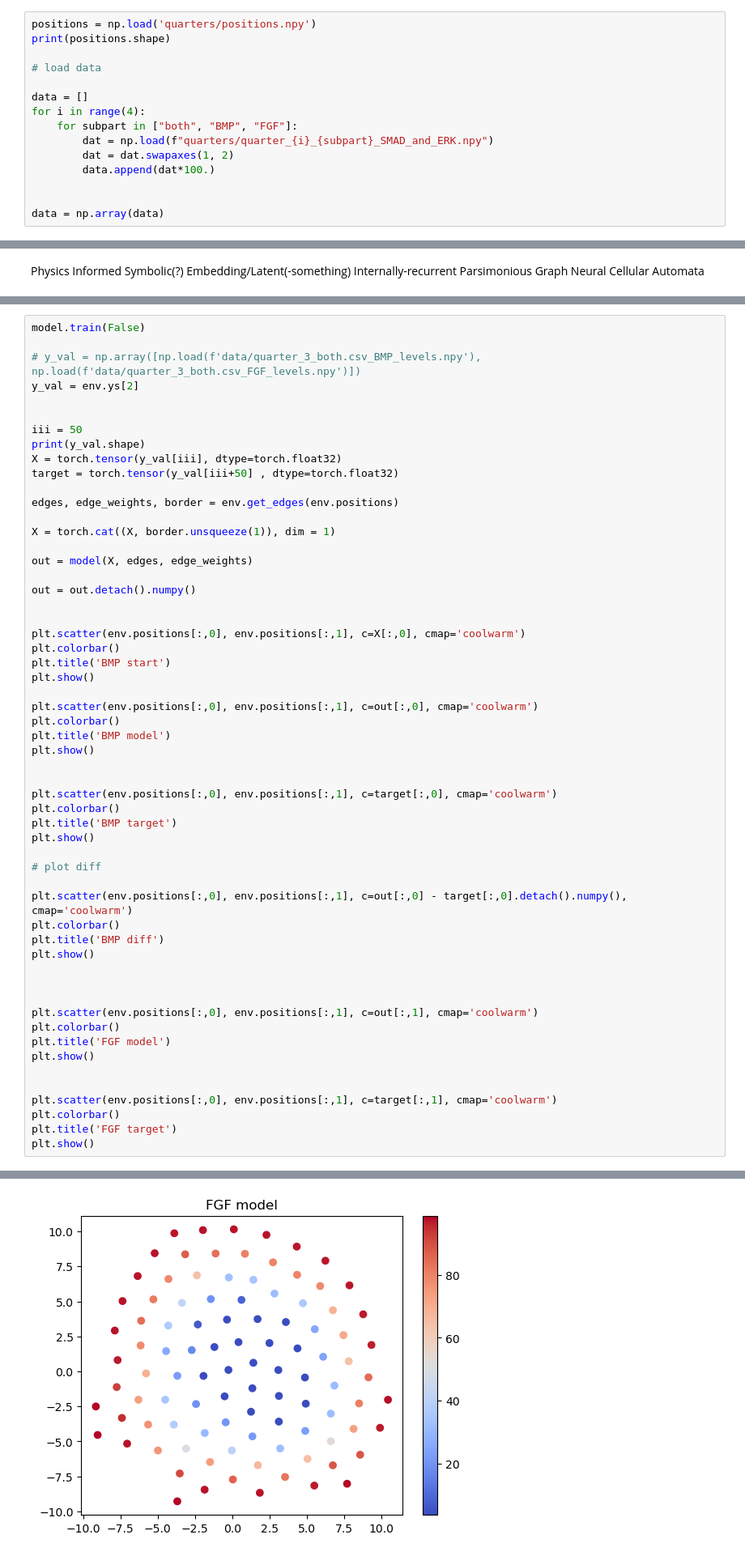
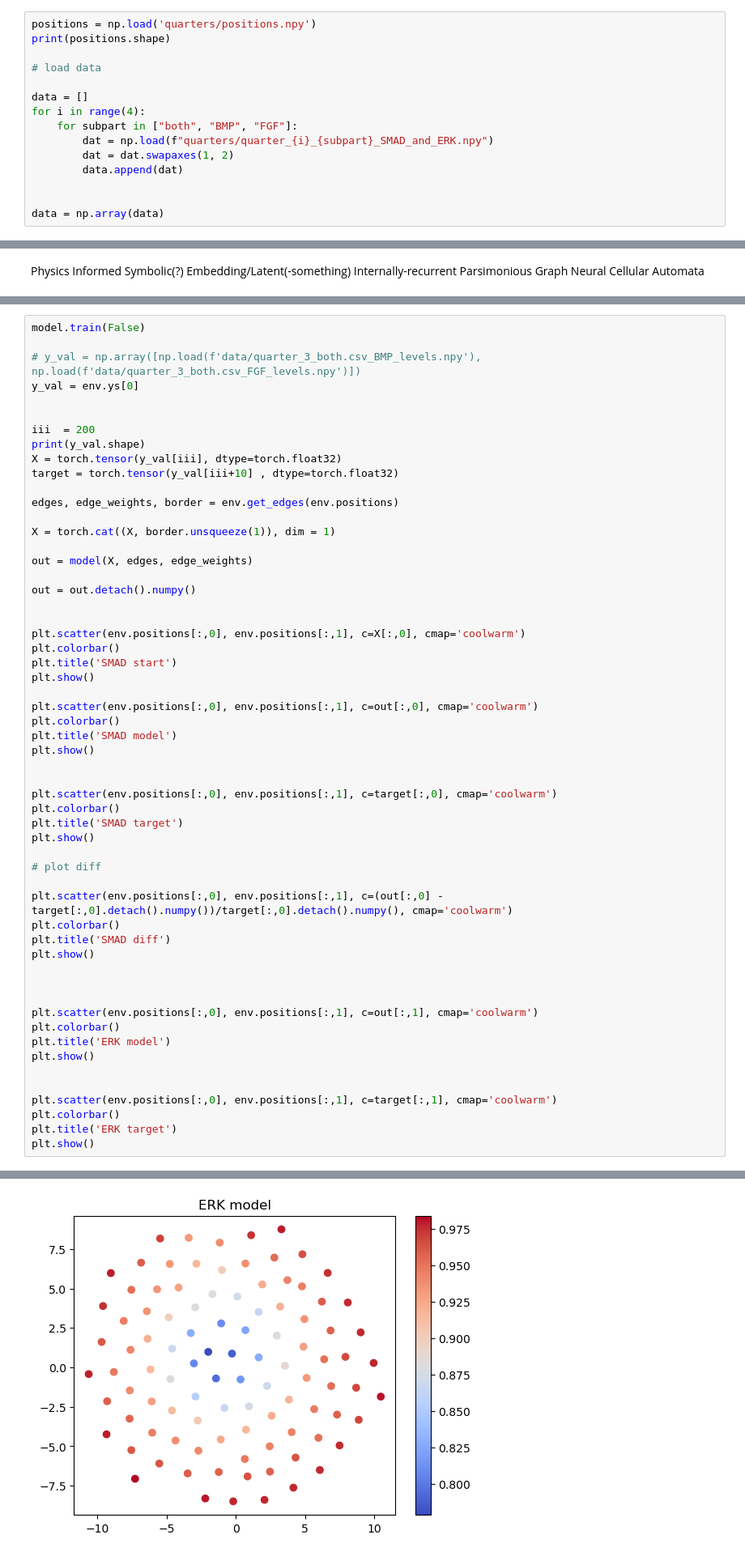
Before and after one commit to JakobSchauser/PhD, a Jupyter notebook: code/NCAs/NCA_message_passing.ipynb, the cells around one changed output, grey strips where cells are left out. Shown at 81% size. Saved outputs shown, nothing was run; the diff lists cells and outputs as text.

```diff
--- a/code/NCAs/NCA_message_passing.ipynb
+++ b/code/NCAs/NCA_message_passing.ipynb
@@ -24,7 +23,7 @@ for i in range(4):
     for subpart in ["both", "BMP", "FGF"]:
         dat = np.load(f"quarters/quarter_{i}_{subpart}_SMAD_and_ERK.npy")
         dat = dat.swapaxes(1, 2)
-        data.append(dat*100.)
+        data.append(dat)
 
 
 data = np.array(data)
@@ -281,13 +246,13 @@ env.edges[0].unique(return_counts=True)
 model.train(False)
 
 # y_val = np.array([np.load(f'data/quarter_3_both.csv_BMP_levels.npy'), np.load(f'data/quarter_3_both.csv_FGF_levels.npy')])
-y_val = env.ys[2]
+y_val = env.ys[0]
 
 
-iii = 50
+iii  = 200
 print(y_val.shape)
 X = torch.tensor(y_val[iii], dtype=torch.float32)
-target = torch.tensor(y_val[iii+50] , dtype=torch.float32)
+target = torch.tensor(y_val[iii+10] , dtype=torch.float32)
 
 edges, edge_weights, border = env.get_edges(env.positions)
 
@@ -300,37 +265,37 @@ out = out.detach().numpy()
 
 plt.scatter(env.positions[:,0], env.positions[:,1], c=X[:,0], cmap='coolwarm')
 plt.colorbar()
-plt.title('BMP start')
+plt.title('SMAD start')
 plt.show()
 
 plt.scatter(env.positions[:,0], env.positions[:,1], c=out[:,0], cmap='coolwarm')
 plt.colorbar()
-plt.title('BMP model')
+plt.title('SMAD model')
 plt.show()
 
 
 plt.scatter(env.positions[:,0], env.positions[:,1], c=target[:,0], cmap='coolwarm')
 plt.colorbar()
-plt.title('BMP target')
+plt.title('SMAD target')
 plt.show()
 
 # plot diff
 
-plt.scatter(env.positions[:,0], env.positions[:,1], c=out[:,0] - target[:,0].detach().numpy(), cmap='coolwarm')
+plt.scatter(env.positions[:,0], env.positions[:,1], c=(out[:,0] - target[:,0].detach().numpy())/target[:,0].detach().numpy(), cmap='coolwarm')
 plt.colorbar()
-plt.title('BMP diff')
+plt.title('SMAD diff')
 plt.show()
 
 
 
 plt.scatter(env.positions[:,0], env.positions[:,1], c=out[:,1], cmap='coolwarm')
 plt.colorbar()
-plt.title('FGF model')
+plt.title('ERK model')
 plt.show()
 
 
 plt.scatter(env.positions[:,0], env.positions[:,1], c=target[:,1], cmap='coolwarm')
 plt.colorbar()
-plt.title('FGF target')
+plt.title('ERK target')
 plt.show()
 # %% [output]
@@ -343 +308 @@ torch.Size([501, 100, 2])
-[figure, old version]
+[figure, new version]
```
Also changed, not shown: parts of 7 cells of this notebook.
